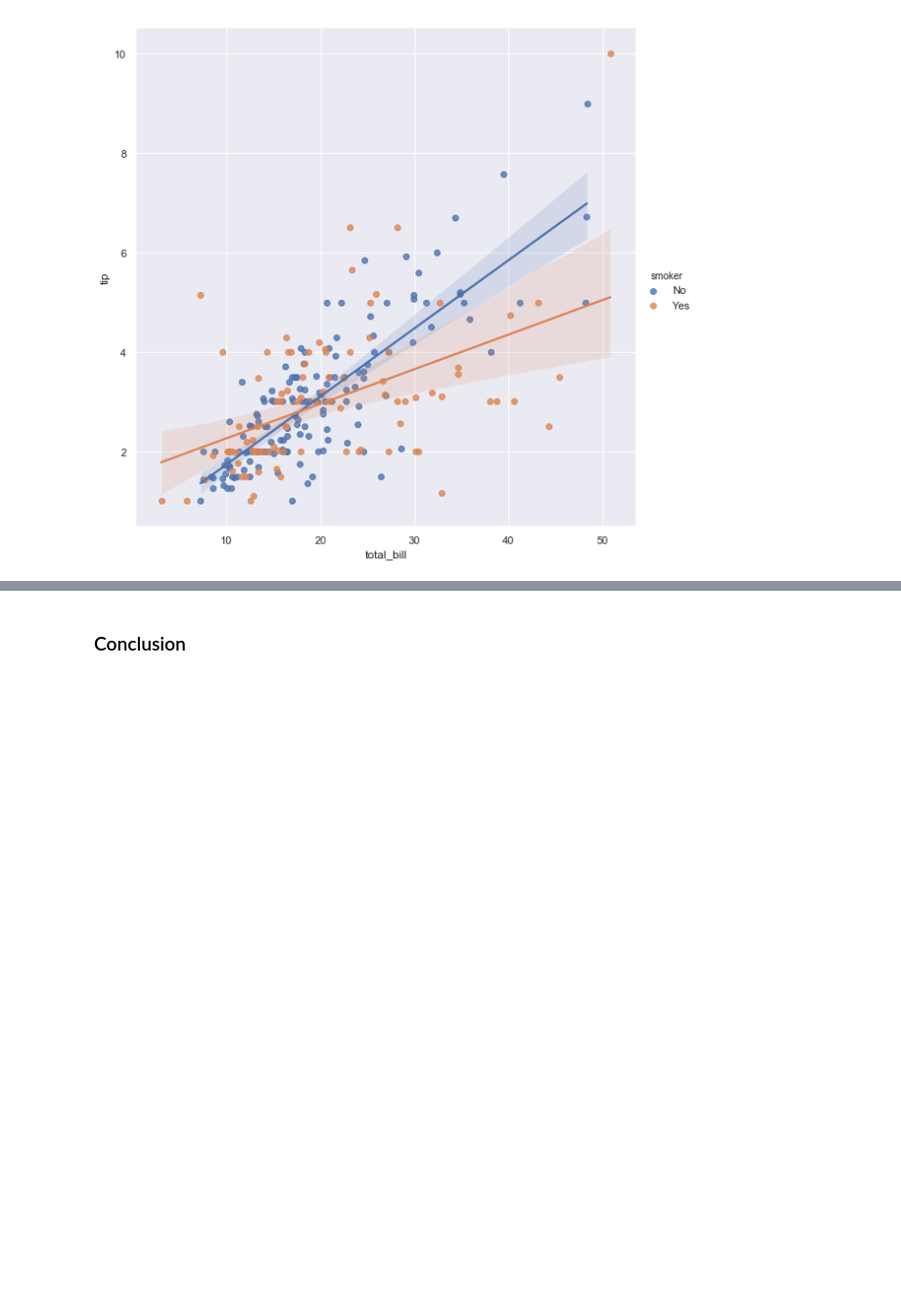
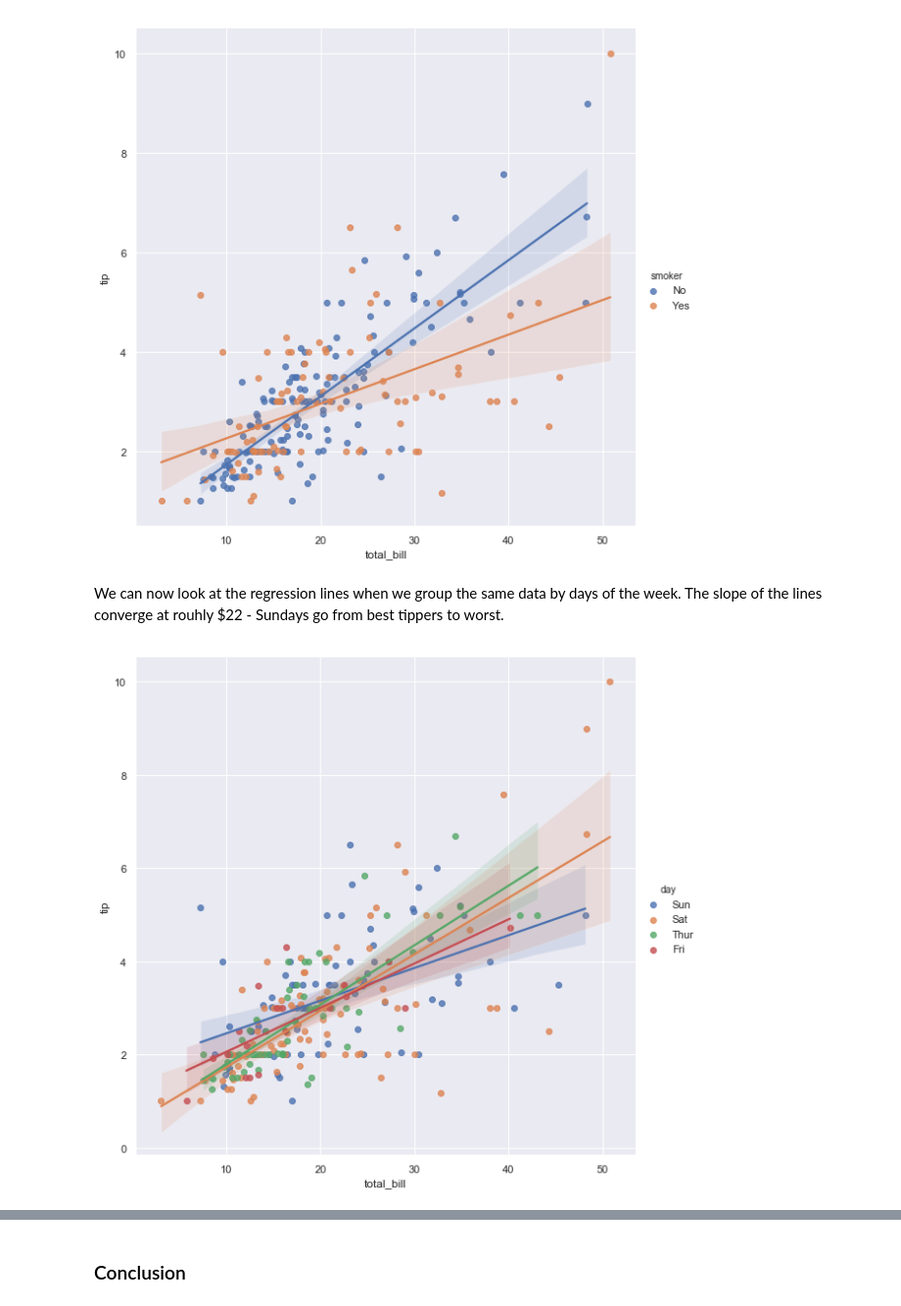
Before and after one commit to EoghanDelaney/FoDA_Assessment_2019, a Jupyter notebook: Assessment.ipynb, the cells around one changed output, grey strips where cells are left out. Shown at 98% size. Saved outputs shown, nothing was run; the diff lists cells and outputs as text; code cells hidden in the pictures; blank space fills up the shorter version.

```diff
--- a/Assessment.ipynb
+++ b/Assessment.ipynb
@@ -288,3 +290,9 @@ g = sns.lmplot(x="total_bill", y="tip", hue="sex", truncate=True, height=8, data
 g = sns.lmplot(x="total_bill", y="tip", hue="smoker", truncate=True, height=8, data=df)
 # %% [output]
 [figure]
+# %% [markdown]
+We can now look at the regression lines when we group the same data by days of the week. The slope of the lines converge at rouhly \$22 - Sundays go from best tippers to worst.
+# %%
+g = sns.lmplot(x="total_bill", y="tip", hue="day", truncate=True, height=8, data=df)
+# %% [output]
+[figure, added]
```
Also changed, not shown: parts of 6 cells of this notebook.
